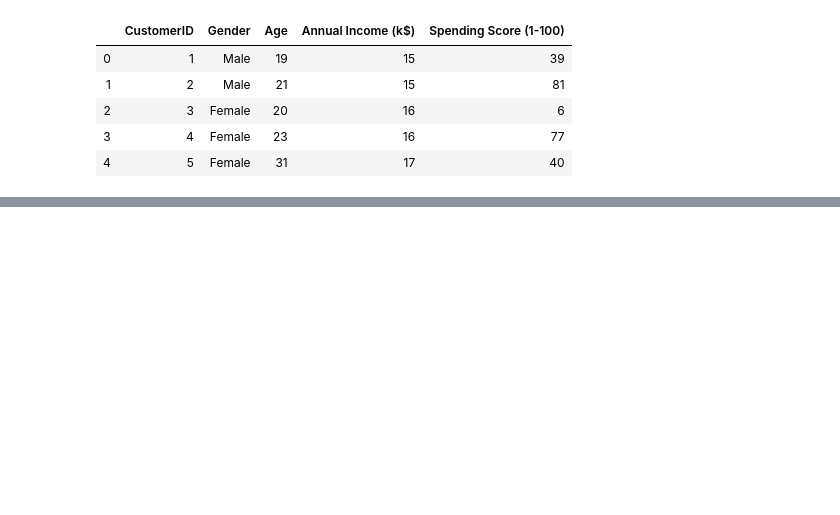
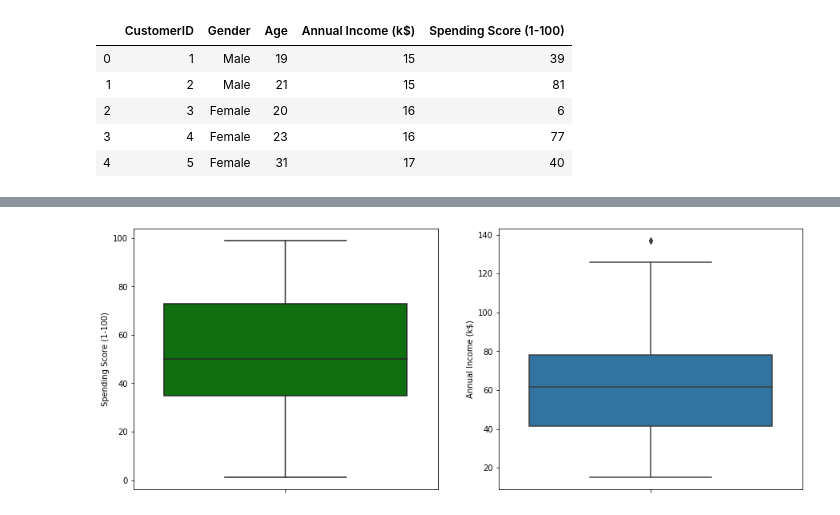
Before and after one commit to adarshkumar8225/clustering, a Jupyter notebook: clustering.ipynb, the cells around one changed output, grey strips where cells are left out. Drawn from its saved outputs; the diff is of its cells as text; code cells hidden in the pictures; blank space fills up the shorter version.

```diff
--- a/clustering.ipynb
+++ b/clustering.ipynb
@@ -14,3 +14,6 @@ df.head()
 | 2 | 3 | Female | 20 | 16 | 6 |
 | 3 | 4 | Female | 23 | 16 | 77 |
 | 4 | 5 | Female | 31 | 17 | 40 |
+# %%
+df.drop(["CustomerID"], axis = 1, inplace=True)
+df.head()
@@ -16,0 +27,9 @@ df.head()
+# %%
+plt.figure(figsize=(15,6))
+plt.subplot(1,2,1)
+sns.boxplot(y=df["Spending Score (1-100)"], color="green")
+plt.subplot(1,2,2)
+sns.boxplot(y=df["Annual Income (k$)"])
+plt.show()
+# %% [output]
+[figure, added]
```
Also changed, not shown: parts of 5 cells of this notebook.
